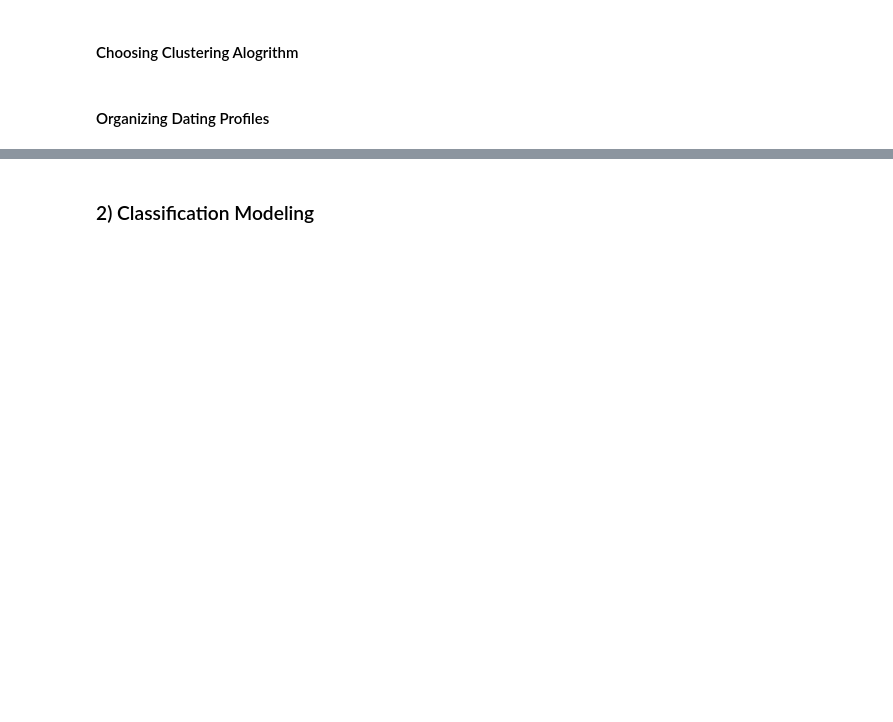
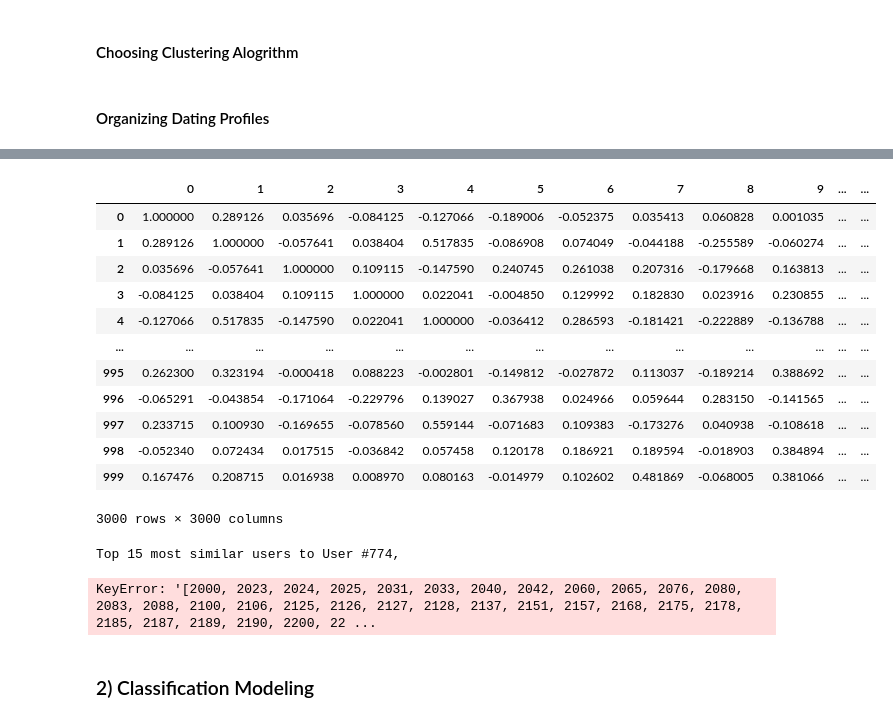
Before and after one commit to KhopSun/DatingApp_MatchMaking, a Jupyter notebook: Workspace.ipynb, the cells around one changed output, grey strips where cells are left out. Drawn from its saved outputs; the diff is of its cells as text; code cells hidden in the pictures; blank space fills up the shorter version.

Commit message:
clustering again done

```diff
--- a/Workspace.ipynb
+++ b/Workspace.ipynb
@@ -1001 +1008,19 @@ df_profiles_withNew['Values'] = df_profiles_withNew['Values'].apply(lambda x: x.
+# %%
+mlbPersonalTraits = MultiLabelBinarizer()
+mlbInterests = MultiLabelBinarizer()
+mlbValues = MultiLabelBinarizer()
+
+personal_traits_binarized = pd.DataFrame(mlbPersonalTraits.fit_transform(df_profiles_withNew['PersonalTraits']),
+                                         columns=mlbPersonalTraits.classes_,
+                                         index=df_profiles_withNew.index)
+
+interests_binarized = pd.DataFrame(mlbInterests.fit_transform(df_profiles_withNew['Interests']),
+                                   columns=mlbInterests.classes_,
+                                   index=df_profiles_withNew.index)
+
+values_binarized = pd.DataFrame(mlbValues.fit_transform(df_profiles_withNew['Values']),
+                                columns=mlbValues.classes_,
+                                index=df_profiles_withNew.index)
+
+df_profiles_withNew = pd.concat([df_profiles_withNew, personal_traits_binarized, interests_binarized, values_binarized], axis=1)
 # %% [markdown]
@@ -1009,2 +1216,7 @@ df_profiles_withNew['Values'] = df_profiles_withNew['Values'].apply(lambda x: x.
 # %% [markdown]
 #### Organizing Dating Profiles
+# %%
+df_corr = df_profiles_withNew.drop(columns=['BirthDate', 'Gender', 'PreferredGender', 'LookingFor', 'Faculty',
+       'PersonalTraits', 'Interests', 'Values', 'Bio', 'Bio_processed'])
+# %%
+df_corr = df_corr.T.corr()
@@ -1011,2 +1259,45 @@ df_profiles_withNew['Values'] = df_profiles_withNew['Values'].apply(lambda x: x.
+# %%
+df_corr.
+# %% [output]
+|  | 0 | 1 | 2 | 3 | 4 | 5 | 6 | 7 | 8 | 9 | ... | ... |
+| 0 | 1.000000 | 0.289126 | 0.035696 | -0.084125 | -0.127066 | -0.189006 | -0.052375 | 0.035413 | 0.060828 | 0.001035 | ... | ... |
+| 1 | 0.289126 | 1.000000 | -0.057641 | 0.038404 | 0.517835 | -0.086908 | 0.074049 | -0.044188 | -0.255589 | -0.060274 | ... | ... |
+| 2 | 0.035696 | -0.057641 | 1.000000 | 0.109115 | -0.147590 | 0.240745 | 0.261038 | 0.207316 | -0.179668 | 0.163813 | ... | ... |
+| 3 | -0.084125 | 0.038404 | 0.109115 | 1.000000 | 0.022041 | -0.004850 | 0.129992 | 0.182830 | 0.023916 | 0.230855 | ... | ... |
+| 4 | -0.127066 | 0.517835 | -0.147590 | 0.022041 | 1.000000 | -0.036412 | 0.286593 | -0.181421 | -0.222889 | -0.136788 | ... | ... |
+| ... | ... | ... | ... | ... | ... | ... | ... | ... | ... | ... | ... | ... |
+| 995 | 0.262300 | 0.323194 | -0.000418 | 0.088223 | -0.002801 | -0.149812 | -0.027872 | 0.113037 | -0.189214 | 0.388692 | ... | ... |
+| 996 | -0.065291 | -0.043854 | -0.171064 | -0.229796 | 0.139027 | 0.367938 | 0.024966 | 0.059644 | 0.283150 | -0.141565 | ... | ... |
+| 997 | 0.233715 | 0.100930 | -0.169655 | -0.078560 | 0.559144 | -0.071683 | 0.109383 | -0.173276 | 0.040938 | -0.108618 | ... | ... |
+| 998 | -0.052340 | 0.072434 | 0.017515 | -0.036842 | 0.057458 | 0.120178 | 0.186921 | 0.189594 | -0.018903 | 0.384894 | ... | ... |
+| 999 | 0.167476 | 0.208715 | 0.016938 | 0.008970 | 0.080163 | -0.014979 | 0.102602 | 0.481869 | -0.068005 | 0.381066 | ... | ... |
+3000 rows × 3000 columns
+# %%
+## Finding the Top 15 Similar Users
+
+# Select a random user
+random_user = random.choice(df_corr.index)
+
+print(f"Top 15 most similar users to User #{random_user}," + "\n")
+
+# Get the cluster number of the selected random user
+random_user_cluster = df_final.loc[random_user, 'Cluster_Number']
+
+# Filter the dataframe to include only users in the same cluster
+sameCluster_users = df_final[df_final['Cluster_Number'] == random_user_cluster]
+
+# Filter the correlation matrix to only include users in the same cluster
+df_corr_cluster = df_corr.loc[sameCluster_users.index, sameCluster_users.index]
+
+# Find the top 15 most similar users within the same cluster
+top_15_similar_cluster = df_corr_cluster[[random_user]].sort_values(by=[random_user], axis=0, ascending=False)[1:16]
+
+# Printing out the results
+print(top_15_similar_cluster)
+
+print(f"\nThe most similar user to User #{random_user} in the same cluster is User #{top_15_similar_cluster.index[0]}")
+# %% [output]
+Top 15 most similar users to User #774,
+KeyError: '[2000, 2023, 2024, 2025, 2031, 2033, 2040, 2042, 2060, 2065, 2076, 2080, 2083, 2088, 2100, 2106, 2125, 2126, 2127, 2128, 2137, 2151, 2157, 2168, 2175, 2178, 2185, 2187, 2189, 2190, 2200, 22 ...
 # %% [markdown]
 ### 2) Classification Modeling
```
Also changed, not shown: parts of 17 cells of this notebook.
